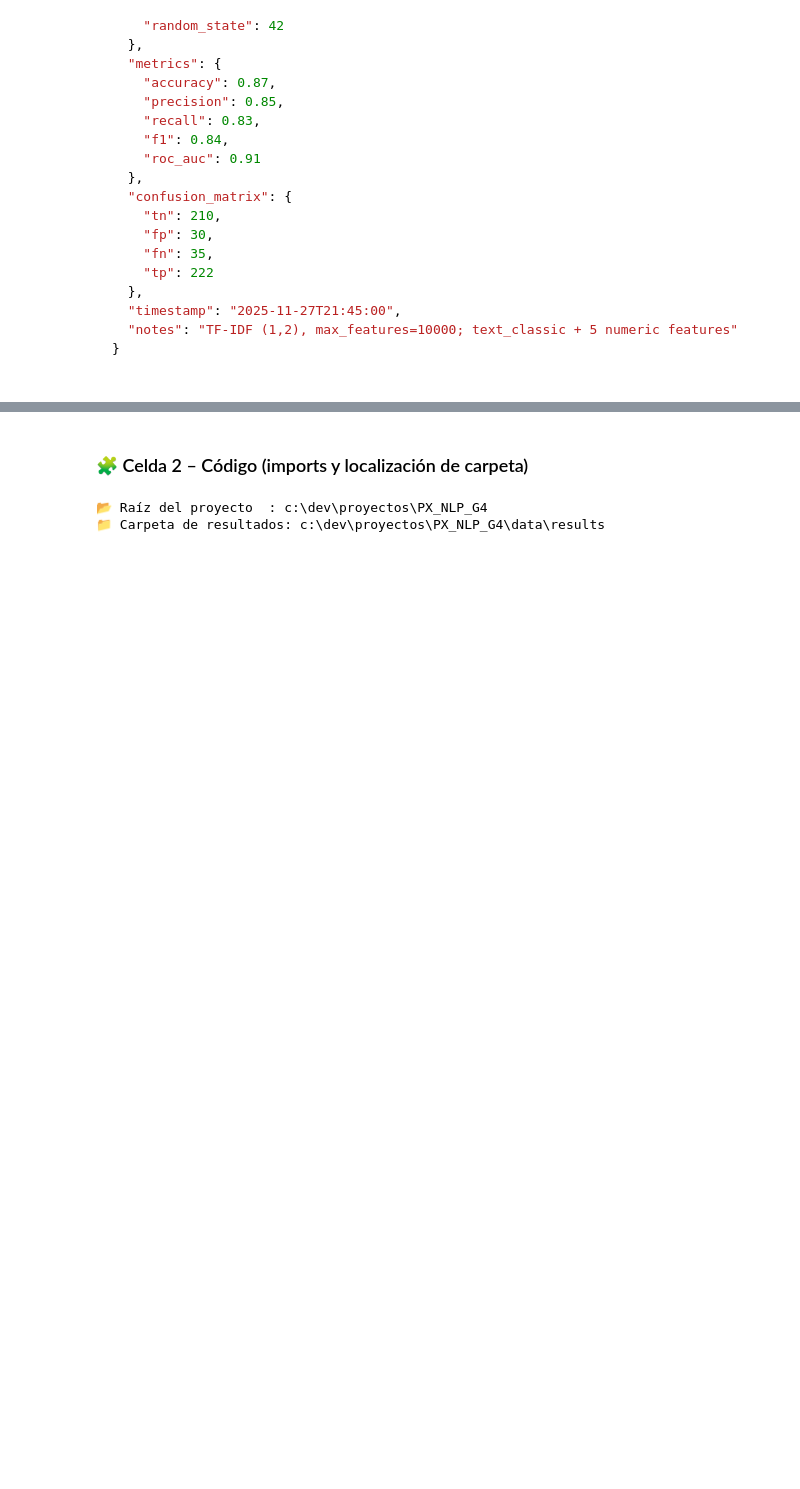
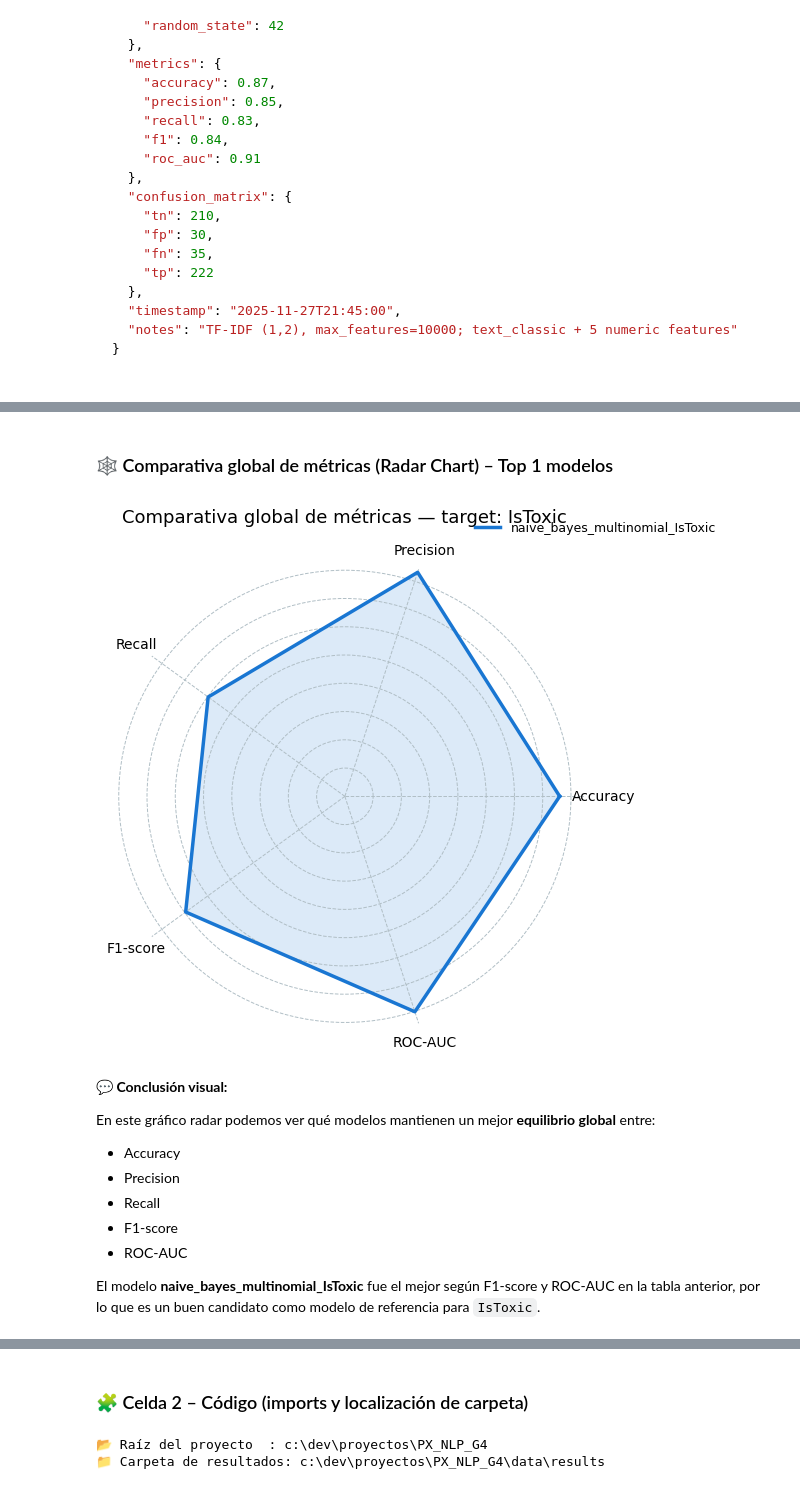
Before and after one commit to Bootcamp-IA-P5/Proyecto_X_NLP_G4, a Jupyter notebook: backend/notebooks/comparison_models.ipynb, the cells around one changed output, grey strips where cells are left out. Saved outputs shown, nothing was run; the diff lists cells and outputs as text; code cells hidden in the pictures; blank space fills up the shorter version.

```diff
--- a/backend/notebooks/comparison_models.ipynb
+++ b/backend/notebooks/comparison_models.ipynb
@@ -41,0 +403,80 @@ Todos los notebooks de modelado deben generar un `.json` con la siguiente estruc
+# %%
+# === 6. Radar chart for top models =========================================
+
+# Number of top models to include in the radar chart
+TOP_N = min(3, comparison_df_sorted.shape[0])
+
+radar_df = comparison_df_sorted.head(TOP_N)
+
+display(Markdown(
+    f"### 🕸️ Comparativa global de métricas (Radar Chart) – Top {TOP_N} modelos"
+))
+
+# Metrics (columns) and angles for radar chart
+categories = list(radar_df.columns)  # ["Accuracy", "Precision", "Recall", "F1-score", "ROC-AUC"]
+N = len(categories)
+angles = [n / float(N) * 2 * pi for n in range(N)]
+angles += angles[:1]  # close the polygon
+
+# Create radar chart
+fig, ax = plt.subplots(figsize=(6.5, 6.5), subplot_kw=dict(polar=True))
+
+# Color palette (explicitly requested style)
+palette = ["#1976D2", "#F4B183", "#81C784", "#BA68C8", "#FFB74D"]
+
+for color, (model_name, row) in zip(palette, radar_df.iterrows()):
+    values = row.tolist()
+    values += values[:1]  # close polygon
+
+    ax.plot(angles, values, linewidth=2.5, linestyle="solid",
+            label=model_name, color=color)
+    ax.fill(angles, values, color=color, alpha=0.15)
+
+# Set axes and labels
+ax.set_xticks(angles[:-1])
+ax.set_xticklabels(categories, fontsize=10)
+ax.set_yticklabels([])  # hide radial labels
+ax.spines["polar"].set_visible(False)
+ax.grid(color="#B0BEC5", linestyle="--", linewidth=0.7)
+
+ax.set_title(
+    f"Comparativa global de métricas — target: {TARGET_LABEL}",
+    fontsize=13, pad=25
+)
+ax.legend(loc="upper right", bbox_to_anchor=(1.3, 1.1), frameon=False, fontsize=9)
+
+plt.tight_layout()
+plt.show()
+
+display(Markdown(
+    f"""
+**💬 Conclusión visual:**
+
+En este gráfico radar podemos ver qué modelos mantienen un mejor **equilibrio global** entre:
+
+- Accuracy
+- Precision
+- Recall
+- F1-score
+- ROC-AUC
+
+El modelo **{best_model_name}** fue el mejor según F1-score y ROC-AUC en la tabla anterior,
+por lo que es un buen candidato como modelo de referencia para `{TARGET_LABEL}`.
+    """
+))
+# %% [output]
+### 🕸️ Comparativa global de métricas (Radar Chart) – Top 1 modelos
+[figure, added]
+
+**💬 Conclusión visual:**
+
+En este gráfico radar podemos ver qué modelos mantienen un mejor **equilibrio global** entre:
+
+- Accuracy
+- Precision
+- Recall
+- F1-score
+- ROC-AUC
+
+El modelo **naive_bayes_multinomial_IsToxic** fue el mejor según F1-score y ROC-AUC en la tabla anterior,
+por lo que es un buen candidato como modelo de referencia para `IsToxic`.
```
Also changed, not shown: parts of 22 cells of this notebook, 5 other files.
